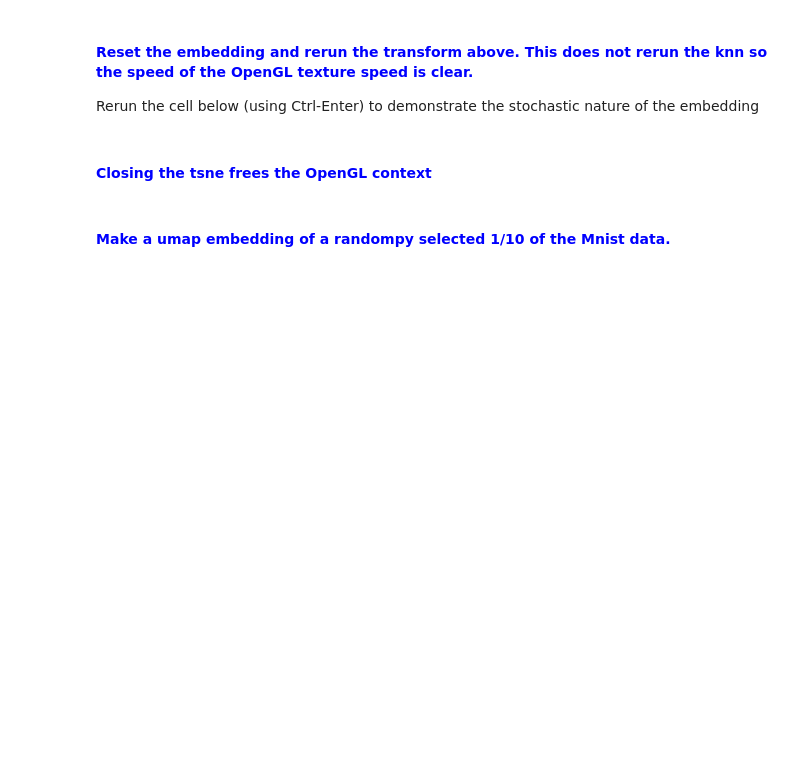
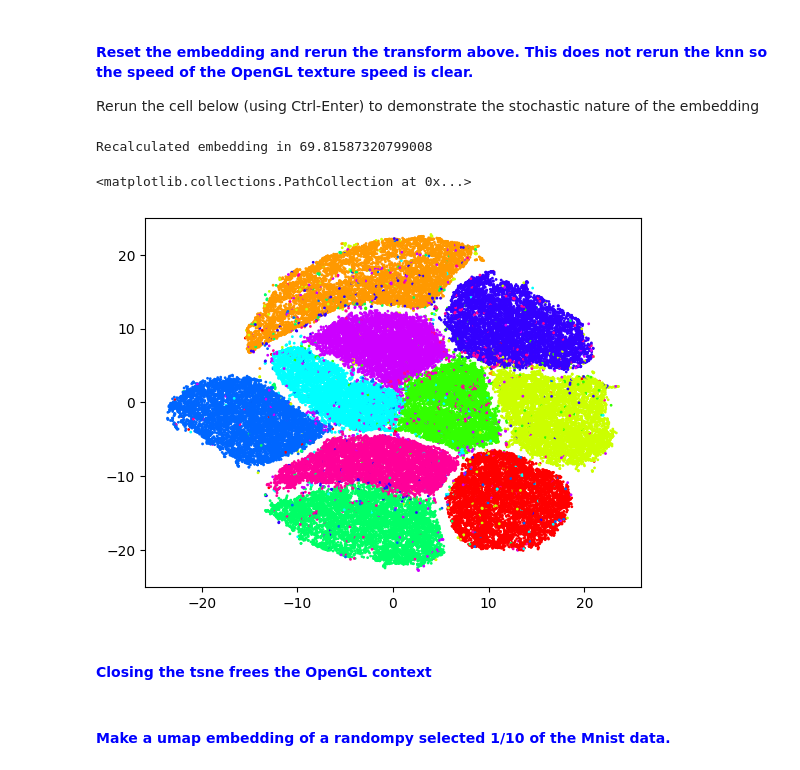
Before and after one commit to biovault/nptsne, a Jupyter notebook: demos/TSNEJupyterNotebook/NPTSNE_notebooktests.ipynb, the cells around one changed output. Cells and saved outputs as stored; diff of their text form; code cells hidden in the pictures; blank space fills up the shorter version.

```diff
--- a/demos/TSNEJupyterNotebook/NPTSNE_notebooktests.ipynb
+++ b/demos/TSNEJupyterNotebook/NPTSNE_notebooktests.ipynb
@@ -148,15 +234,19 @@ Rerun the cell below (using Ctrl-Enter) to demonstrate the stochastic nature of
 # %%
 fig, axes = plt.subplots()
 tsne.reinitialize_transform()
 start = timer()
 tsne.run_transform(verbose=False, iterations=700)
 tsne.start_exaggeration_decay()
 embedding = tsne.run_transform(verbose=False, iterations=300)
 end = timer()
 print(f'Recalculated embedding in {end - start}')
 xyembed = np.copy(embedding.reshape((70000, 2)))
 embeddings.append(xyembed)
-axes.scatter(xyembed[..., 0], xyembed[..., 1], c=mnist['label'], cmap=mcolors.ListedColormap(colors), facecolors='None', marker='o')
+axes.scatter(xyembed[..., 0], xyembed[..., 1], c=mnist['label'], cmap=mcolors.ListedColormap(colors), marker='o')
+# %% [output]
+Recalculated embedding in 69.81587320799008
+<matplotlib.collections.PathCollection at 0x...>
+[figure, added]
 # %% [markdown]
 #### <font color=blue>Closing the tsne frees the OpenGL context</font>
 # %%
```
Also changed, not shown: parts of 12 cells of this notebook.
